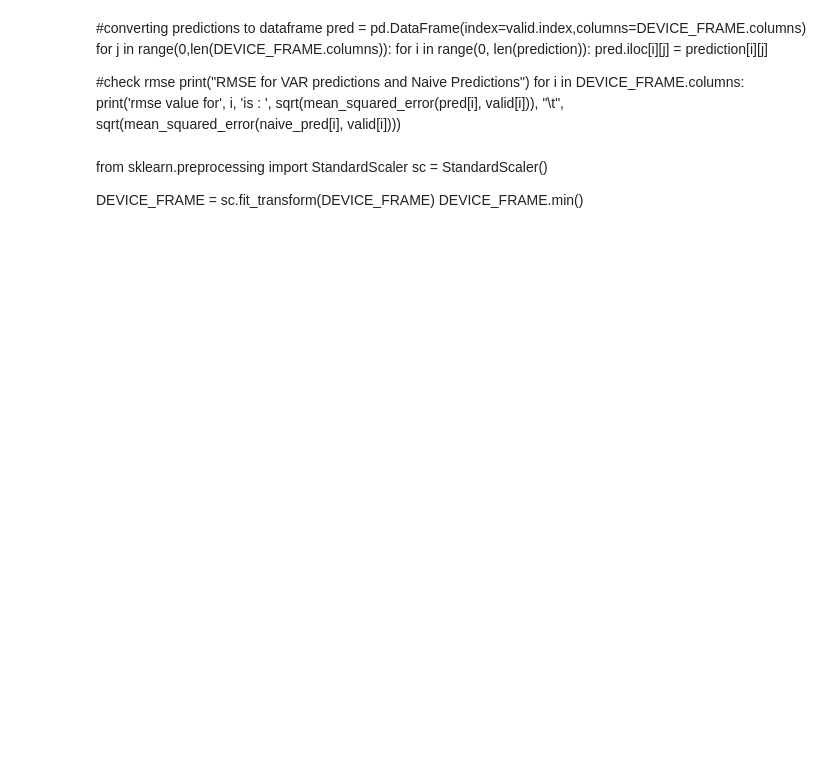
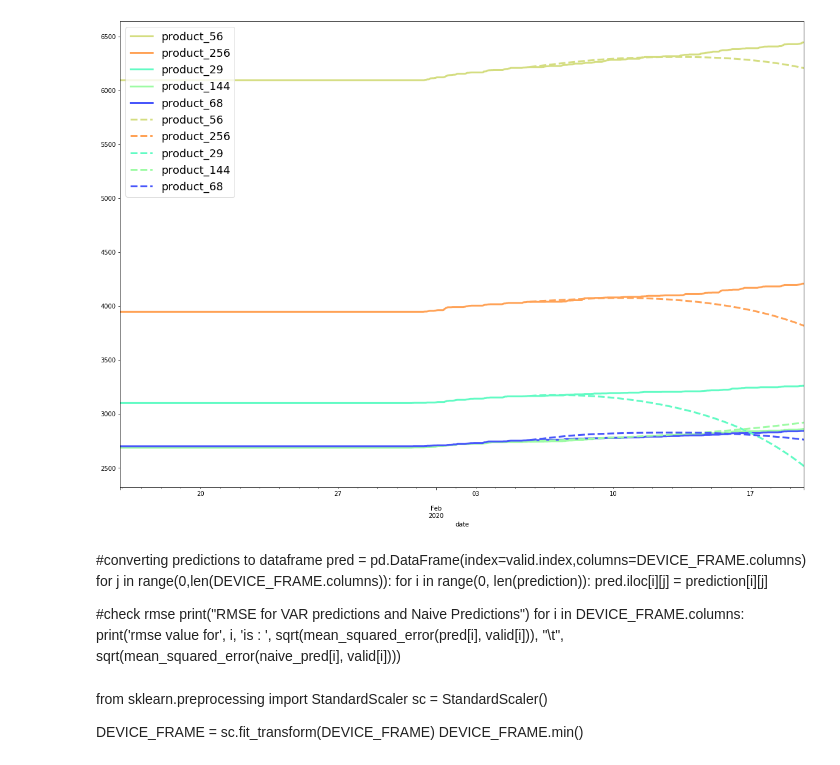
Before and after one commit to dejohansson/veritas, a Jupyter notebook: Veritas.ipynb, the cells around one changed output. Drawn from its saved outputs; the diff is of its cells as text; code cells hidden in the pictures; blank space fills up the shorter version.

Commit message:
Added train/test split function.

```diff
--- a/Veritas.ipynb
+++ b/Veritas.ipynb
@@ -77,3 +84,5 @@ print(DEVICE_MAP[DEVICES[0][0]], DEVICES[0][0], DEVICES[0][1])
+# %%
+COL_WL = [col for col in TSF.columns if col not in ['device_id', 'store_id', 'class']]
 # %%
 def get_top_cols(df, row_index, n_cols):
     if len(df) == 0:
@@ -96,12 +105,11 @@ def get_color_dict(labels):
         c_dict[label] = colors[i]
     return c_dict
 # %%
-column_whitelist = [col for col in TSF.columns if col not in ['device_id', 'store_id', 'class']]
 START_INDEX = 0
 N_COLS = 6
 COL_SET = set()
 for D in DEVICES:
-    DEVICE_FRAME = TSF.loc[TSF["device_id"] == D[0], column_whitelist].copy()
+    DEVICE_FRAME = TSF.loc[TSF["device_id"] == D[0], COL_WL].copy()
     DEVICE_FRAME = DEVICE_FRAME.drop(["total_price"], axis=1)
     DEVICE_FRAME = DEVICE_FRAME.resample("H").sum().iloc[START_INDEX:]
     DEVICE_FRAME = DEVICE_FRAME.cumsum()
@@ -140,9 +182,10 @@ def remove_zero_sequence(df, col, min_length):
 # %%
-DEVICE_FRAME = DEVICES[0][2].copy()
-DEVICE_FRAME["orders"] = 1
+DEVICE_FRAME = TSF.loc[TSF["device_id"] == DEVICES[0][0], COL_WL].copy()
+#DEVICE_FRAME["orders"] = 1
 AGG_DICT = {col_name:np.sum for col_name in DEVICE_FRAME.columns}
 AGG_DICT.update({"total_price":np.mean})
-DEVICE_FRAME = DEVICE_FRAME.resample("H").agg(AGG_DICT).fillna(0)
+DEVICE_FRAME = DEVICE_FRAME.resample("H").agg(AGG_DICT).fillna(0).cumsum()
 DEVICE_FRAME.rename(columns={'total_price': 'average_price'}, inplace=True)
-remove_zero_sequence(DEVICE_FRAME, DEVICE_FRAME.orders, 25)
-add_time_cols(DEVICE_FRAME)
+DEVICE_FRAME.drop(["average_price"], axis=1, inplace=True)
+#remove_zero_sequence(DEVICE_FRAME, DEVICE_FRAME.orders, 25)
+#add_time_cols(DEVICE_FRAME)
@@ -187,13 +259,15 @@ for i in VAL_Y.columns:
 # %%
-SUM_TRUE = TRAIN_Y.append(VAL_Y).cumsum()
-SUM_VAR = pred.cumsum()+TRAIN_Y.cumsum().iloc[-1]
+SUM_TRUE = TRAIN_Y.iloc[-500:].append(VAL_Y)
+SUM_VAR = pred
 COLS = get_top_cols(SUM_TRUE, -1, 5)
 COLOR_DICT = get_color_dict(COL_SET)
 _, ax = plt.subplots()
 SUM_TRUE.plot(ax=ax, kind='line',y=COLS, figsize=(20, 14), color=[COLOR_DICT.get(x, '#FFFFFF') for x in COLS], linewidth=3.0)
 SUM_VAR.plot(linestyle='dashed', ax=ax, kind='line',y=COLS, figsize=(20, 14), color=[COLOR_DICT.get(x, '#FFFFFF') for x in COLS], linewidth=3.0)
 plt.legend(prop={'size': 18})
 plt.show()
+# %% [output]
+[figure, added]
 # %% [markdown]
 #converting predictions to dataframe
 pred = pd.DataFrame(index=valid.index,columns=DEVICE_FRAME.columns)
```
Also changed, not shown: parts of 11 cells of this notebook.
